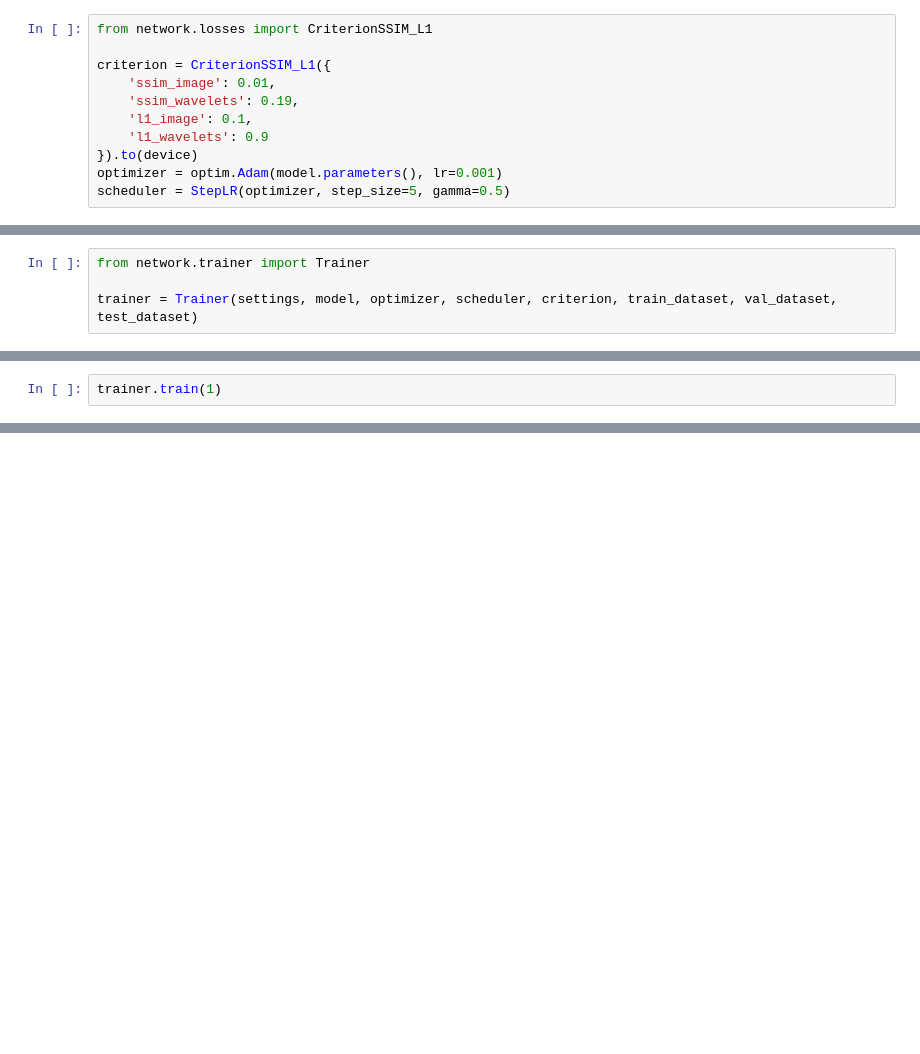
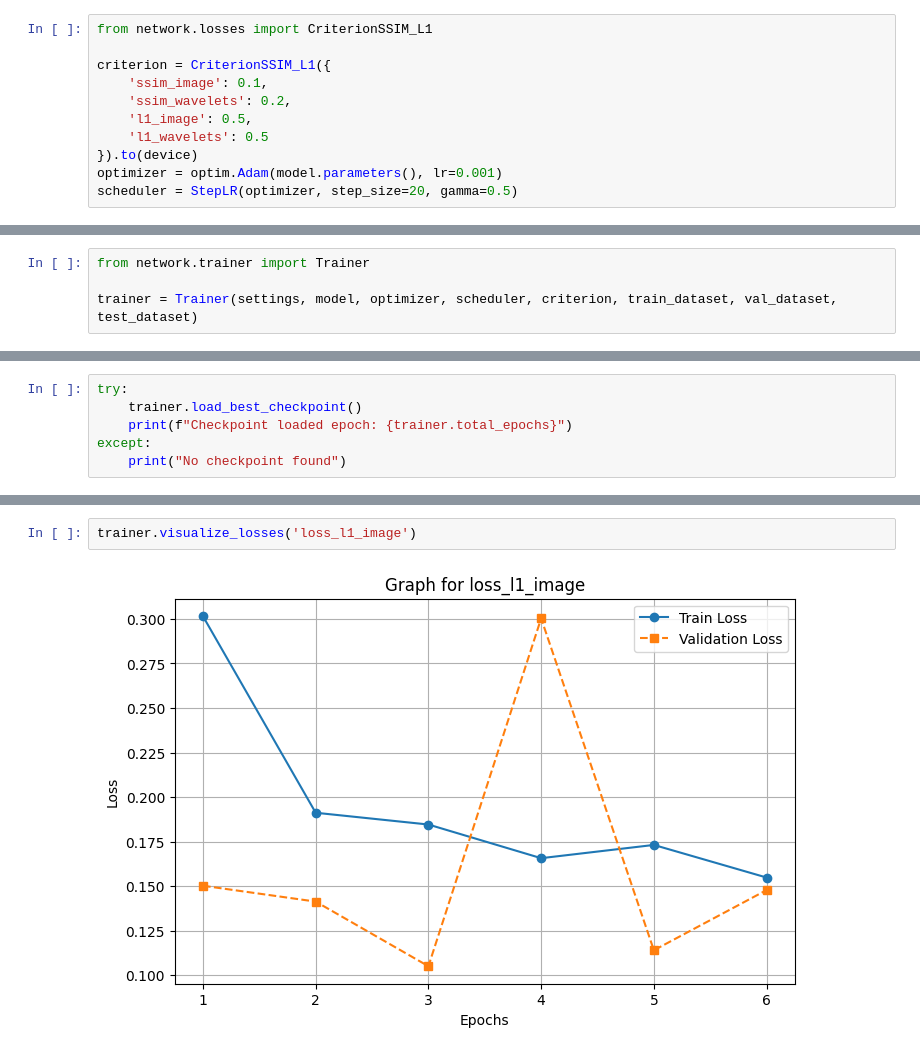
Before and after one commit to Prateek61/WDSS, a Jupyter notebook: jupyter_notebooks/ModelV5.ipynb, the cells around one changed output, grey strips where cells are left out. Saved outputs shown, nothing was run; the diff lists cells and outputs as text; blank space fills up the shorter version.

Commit message:
added more graph and image viz util functions in trainer and logger

```diff
--- a/jupyter_notebooks/ModelV5.ipynb
+++ b/jupyter_notebooks/ModelV5.ipynb
@@ -51,12 +46,12 @@ model = get_wdss_model(settings.model_config).to(device)
 from network.losses import CriterionSSIM_L1
 
 criterion = CriterionSSIM_L1({
-    'ssim_image': 0.01,
-    'ssim_wavelets': 0.19,
-    'l1_image': 0.1,
-    'l1_wavelets': 0.9
+    'ssim_image': 0.1,
+    'ssim_wavelets': 0.2,
+    'l1_image': 0.5,
+    'l1_wavelets': 0.5
 }).to(device)
 optimizer = optim.Adam(model.parameters(), lr=0.001)
-scheduler = StepLR(optimizer, step_size=5, gamma=0.5)
+scheduler = StepLR(optimizer, step_size=20, gamma=0.5)
 # %% [output]
 Setting up [LPIPS] perceptual loss: trunk [vgg], v[0.1], spatial [off]
@@ -70,2 +62,0 @@ trainer = Trainer(settings, model, optimizer, scheduler, criterion, train_datase
-# %%
-trainer.train(1)
@@ -76,0 +63,6 @@ torch.cuda.empty_cache()
+# %%
+try:
+    trainer.load_best_checkpoint()
+    print(f"Checkpoint loaded epoch: {trainer.total_epochs}")
+except:
+    print("No checkpoint found")
@@ -76,0 +76,4 @@ torch.cuda.empty_cache()
+# %%
+trainer.visualize_losses('loss_l1_image')
+# %% [output]
+[figure, added]
```
Also changed, not shown: parts of 11 cells of this notebook, 4 other files.
